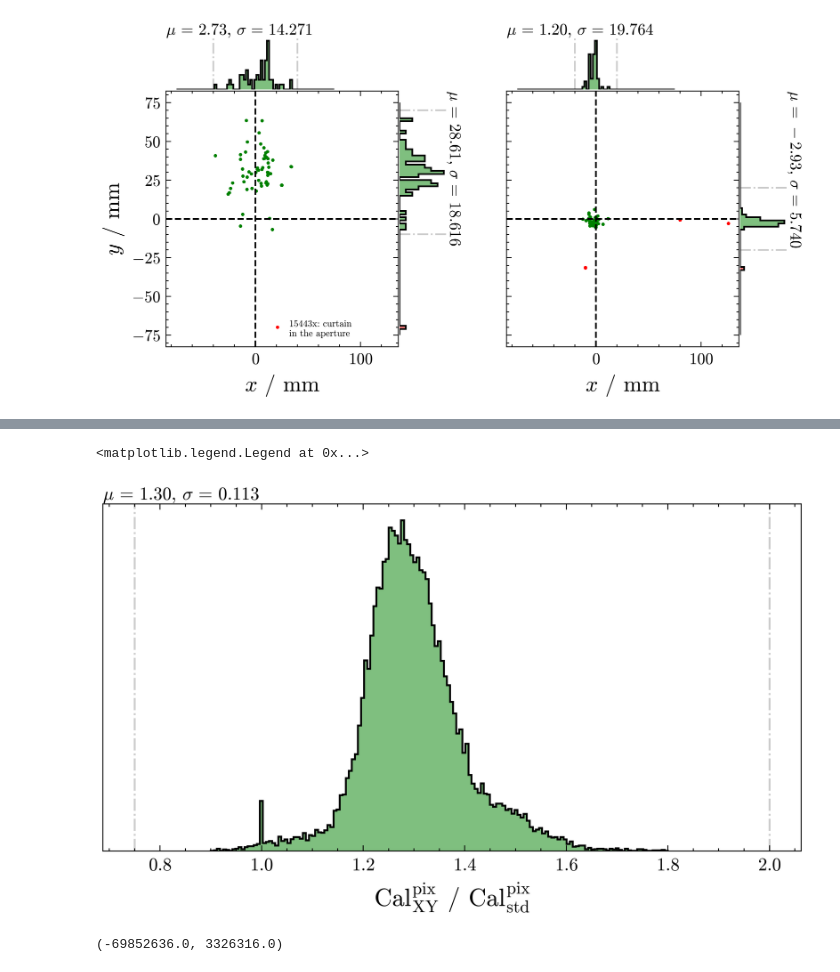
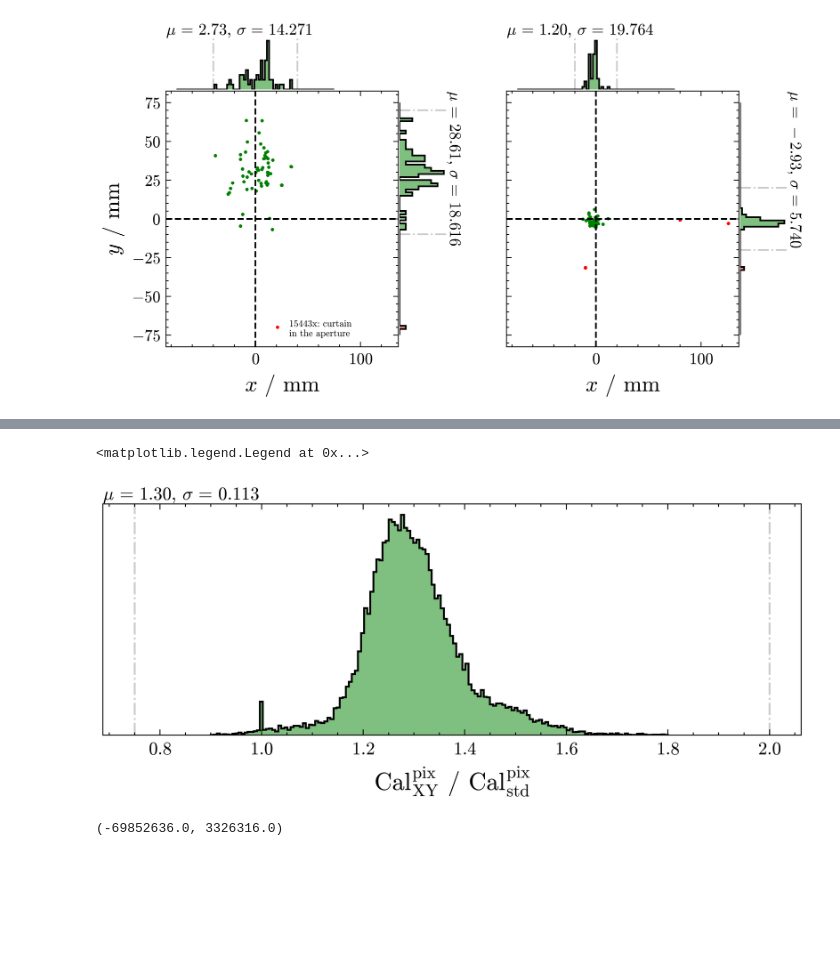
Before and after one commit to Quizznor/phd-thesis, a Jupyter notebook: Projects/XYScanner/QualityCheck/quality_cuts.ipynb, the cells around one changed output, grey strips where cells are left out. Cells and saved outputs as stored; diff of their text form; code cells hidden in the pictures; blank space fills up the shorter version.

```diff
--- a/Projects/XYScanner/QualityCheck/quality_cuts.ipynb
+++ b/Projects/XYScanner/QualityCheck/quality_cuts.ipynb
@@ -393,5 +395,6 @@ Text(0.92, 0.11, '12307x\nat LA5')
 # %%
 # std. calib
+
 
 std_calib_bins = np.linspace(0.9, 1.8, 150)
 
@@ -406,35 +409,35 @@ colors = ['#e1efaf', '#3469ff', '#ffff00', '#319c31', '#d13232']
 # _ = plt.hist(tel_std_calib_ratios.values(), bins=std_calib_bins,
 #              histtype='barstacked', label=list(tel_std_calib_ratios.keys()),
 #              color=colors, edgecolor='k', lw=0.05, hatch=['/', '-', '\\', '|', '+'])
 
 # for i, (c, x) in enumerate(zip(colors, tel_std_calib_ratios.values())):
 #     x = np.array(x)[np.isfinite(x)]
 #     plt.text(0.01, 1 - i/14,
 #         rf'$\mu\,=\,{np.nanmean(x):.2f}$, $\sigma\,=\,{np.nanstd(x):.3f}$',
 #         transform=plt.gca().transAxes,
 #         fontsize='small',
 #         color=c
 #     )
 # std_calib_ratios = np.array(std_calib_ratios)[np.isfinite(std_calib_ratios)]
 # plt.text(0, 1,
 #             rf"$\mu\,=\,{np.nanmean(std_calib_ratios):.2f}$, $\sigma\,=\,{np.nanstd(std_calib_ratios):.3f}$",
 #             transform=plt.gca().transAxes,
 #             ha='left',
 #             va='bottom')
 
 # _ = plt.hist(tel_std_calib_ratios['HEAT post cleaning'], bins=std_calib_bins,
 #              histtype='step', label='HEAT')
 # plt.yticks([])
 # plt.legend()
 
-plt.figure()
+plt.figure(figsize=[6.6, 2.2])
 _ = select_hist(std_calib_ratios, bins=std_calib_bins, cuts=[0.75, 2])
 plt.xlabel(r'Cal$^\mathrm{pix}_\mathrm{XY}$ / Cal$^\mathrm{pix}_\mathrm{std}$')
 plt.yticks([])
 plt.legend()
 # %% [output]
 <matplotlib.legend.Legend at 0x...>
-[figure, old version]
+[figure, new version]
 # %%
 # telescope drift
 
```
Also changed, not shown: parts of 5 cells of this notebook, 1 other file.
